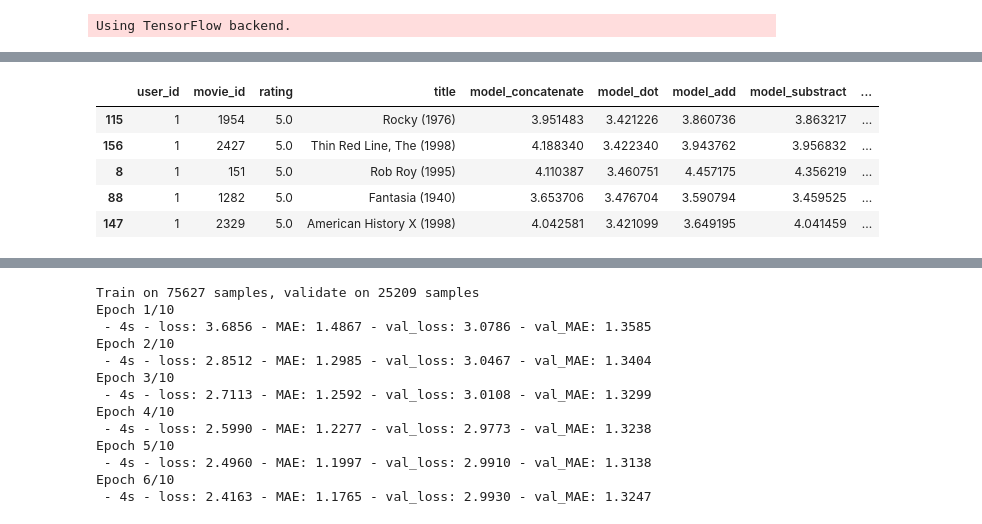
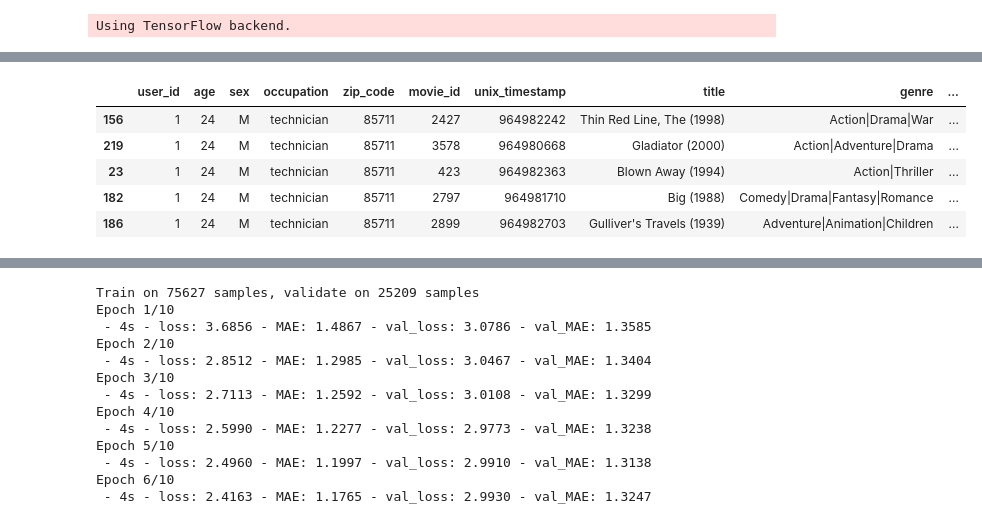
Before and after one commit to elenacramer/DLRM-with-Keras-for-movielens-dataset, a Jupyter notebook: DLRM_train_test_spit_enc.ipynb, the cells around one changed output, grey strips where cells are left out. Drawn from its saved outputs; the diff is of its cells as text; code cells hidden in the pictures.

```diff
--- a/DLRM_train_test_spit_enc.ipynb
+++ b/DLRM_train_test_spit_enc.ipynb
@@ -172,7 +134,7 @@ Epoch 2/10
 # Epoch 2/10  - 57s - loss: 1.0672 - MAE: 0.8238 - val_loss: 1.0869 - val_MAE: 0.8376
 # %%
 model_add=embedding_model(hidden_units, user_embedding_dim, user_max_cat_value, movie_embedding_dim, movie_max_cat_value, merging_method='add')
-trained_model_add= model_add.fit(x=[X_train.user_id, X_train.movie_id], y=y_train, batch_size=500,epochs=10, verbose=2, validation_data=[[X_test.user_id, X_test.movie_id],y_test], callbacks=[es])
+trained_model_add= model_add.fit(x=[X_train.user_id, X_train.movie_index], y=y_train, batch_size=500,epochs=10, verbose=2, validation_data=[[X_test.user_id, X_test.movie_index],y_test], callbacks=[es])
 # %% [output]
 Train on 75627 samples, validate on 25209 samples
 Epoch 1/10
@@ -186,7 +152,7 @@ Epoch 2/10
 # Epoch 3/10 - 32s - loss: 0.6899 - MAE: 0.6363 - val_loss: 0.7743 - val_MAE: 0.6801
 # %%
 model_substract=embedding_model(hidden_units, user_embedding_dim, user_max_cat_value, movie_embedding_dim, movie_max_cat_value, merging_method='substract')
-trained_model_substract= model_substract.fit(x=[X_train.user_id, X_train.movie_id], y=y_train, batch_size=500,epochs=10, verbose=2, validation_data=[[X_test.user_id, X_test.movie_id],y_test], callbacks=[es])
+trained_model_substract= model_substract.fit(x=[X_train.user_id, X_train.movie_index], y=y_train, batch_size=500,epochs=10, verbose=2, validation_data=[[X_test.user_id, X_test.movie_index],y_test], callbacks=[es])
 # %% [output]
 Train on 75627 samples, validate on 25209 samples
 Epoch 1/10
@@ -202,7 +172,7 @@ Epoch 3/10
 # Epoch 7/10  - 46s - loss: 0.6186 - MAE: 0.5960 - val_loss: 0.7775 - val_MAE: 0.6773
 # %%
 model_multiply=embedding_model(hidden_units, user_embedding_dim, user_max_cat_value, movie_embedding_dim, movie_max_cat_value, merging_method='multiply')
-history_multiply= model_multiply.fit(x=[X_train.user_id, X_train.movie_id], y=y_train, batch_size=500,epochs=10, verbose=2, validation_data=[[X_test.user_id, X_test.movie_id],y_test], callbacks=[es])
+history_multiply= model_multiply.fit(x=[X_train.user_id, X_train.movie_index], y=y_train, batch_size=500,epochs=10, verbose=2, validation_data=[[X_test.user_id, X_test.movie_index],y_test], callbacks=[es])
 # %% [output]
 Train on 75627 samples, validate on 25209 samples
 Epoch 1/10
@@ -242,6 +212,6 @@ User #1 has rated 232 movies (avg. rating = 4.4):
 # %%
 # predicting for movies from the test data
-movies_from_test=X_test.movie_id[X_test.user_id_old==uid].unique()
+movies_from_test=X_test.movie_id[X_test.user_id==uid].unique()
 # prediction
 pred_concatenate=model_concatenate.predict([[uid]*len(movies_from_test),movies_from_test])
 pred_dot=model_dot.predict([[uid]*len(movies_from_test),movies_from_test])
@@ -249,18 +219,18 @@ pred_add=model_add.predict([[uid]*len(movies_from_test),movies_from_test])
 pred_substract=model_substract.predict([[uid]*len(movies_from_test),movies_from_test])
 pred_multiply=model_multiply.predict([[uid]*len(movies_from_test),movies_from_test])
 # %%
-user_data_test=test[test.user_id==uid]
+user_data_test=X_test[X_test.user_id==uid]
 user_data_test['model_concatenate']=pred_concatenate
 user_data_test['model_dot']=pred_dot
 user_data_test['model_add']=pred_add
 user_data_test['model_substract']=pred_substract
 user_data_test['model_multiply']=pred_multiply
-user_data_test.sort_values(by='rating', ascending=False).head()
+user_data_test.sort_values(by='model_concatenate', ascending=False).head()
 # %% [output]
-|  | user_id | movie_id | rating | title | model_concatenate | model_dot | model_add | model_substract | ... |
-| 115 | 1 | 1954 | 5.0 | Rocky (1976) | 3.951483 | 3.421226 | 3.860736 | 3.863217 | ... |
-| 156 | 1 | 2427 | 5.0 | Thin Red Line, The (1998) | 4.188340 | 3.422340 | 3.943762 | 3.956832 | ... |
-| 8 | 1 | 151 | 5.0 | Rob Roy (1995) | 4.110387 | 3.460751 | 4.457175 | 4.356219 | ... |
-| 88 | 1 | 1282 | 5.0 | Fantasia (1940) | 3.653706 | 3.476704 | 3.590794 | 3.459525 | ... |
-| 147 | 1 | 2329 | 5.0 | American History X (1998) | 4.042581 | 3.421099 | 3.649195 | 4.041459 | ... |
+|  | user_id | age | sex | occupation | zip_code | movie_id | unix_timestamp | title | genre | ... |
+| 156 | 1 | 24 | M | technician | 85711 | 2427 | 964982242 | Thin Red Line, The (1998) | Action|Drama|War | ... |
+| 219 | 1 | 24 | M | technician | 85711 | 3578 | 964980668 | Gladiator (2000) | Action|Adventure|Drama | ... |
+| 23 | 1 | 24 | M | technician | 85711 | 423 | 964982363 | Blown Away (1994) | Action|Thriller | ... |
+| 182 | 1 | 24 | M | technician | 85711 | 2797 | 964981710 | Big (1988) | Comedy|Drama|Fantasy|Romance | ... |
+| 186 | 1 | 24 | M | technician | 85711 | 2899 | 964982703 | Gulliver's Travels (1939) | Adventure|Animation|Children | ... |
 # %%
```
Also changed, not shown: parts of 23 cells of this notebook.
